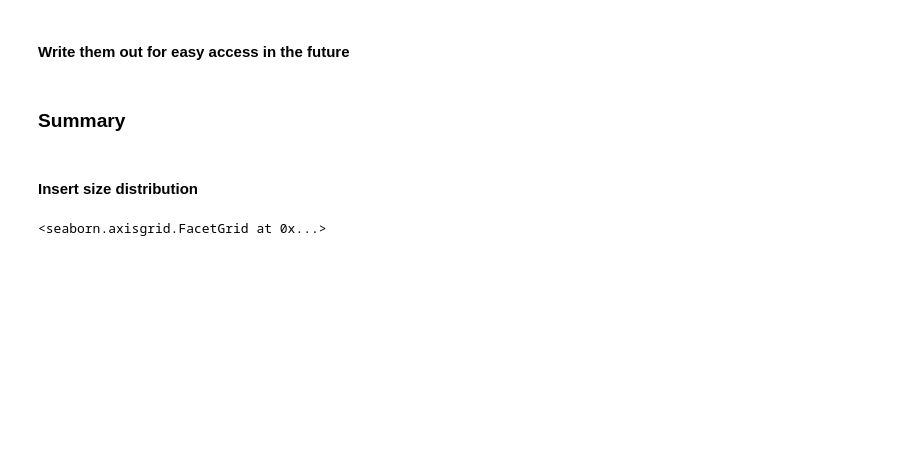
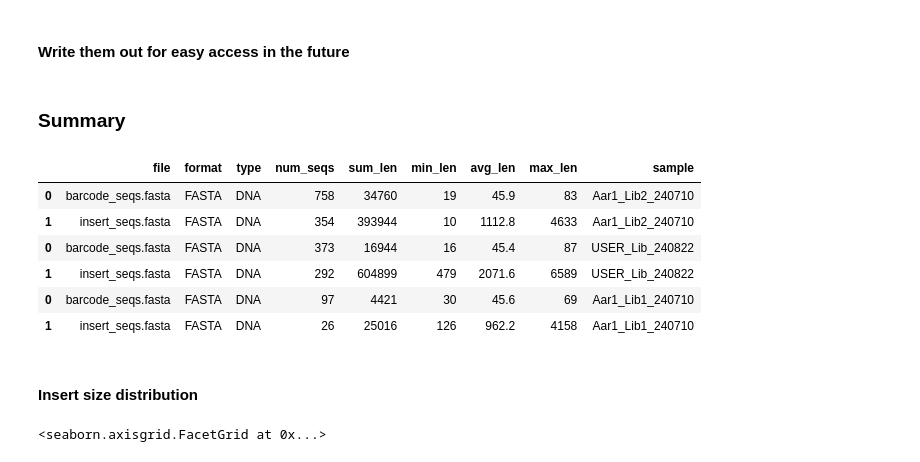
Before and after one commit to Pioneer-Research-Labs/long-read-qc, a Jupyter notebook: assets/report_template.ipynb, the cells around one changed output. Drawn from its saved outputs; the diff is of its cells as text; code cells hidden in the pictures; blank space fills up the shorter version.

Commit message:
finally got the multi sample working properly

```diff
--- a/assets/report_template.ipynb
+++ b/assets/report_template.ipynb
@@ -123,6 +111,16 @@ gene_cov_data.to_csv(os.path.join(result_dir, 'gene_cov_data.tsv'))
 insert_cov_data.to_csv(os.path.join(result_dir, 'insert_cov_data.tsv'))
 # %% [markdown]
 ### Summary
+# %%
+seq_stat
+# %% [output]
+|  | file | format | type | num_seqs | sum_len | min_len | avg_len | max_len | sample |
+| 0 | barcode_seqs.fasta | FASTA | DNA | 758 | 34760 | 19 | 45.9 | 83 | Aar1_Lib2_240710 |
+| 1 | insert_seqs.fasta | FASTA | DNA | 354 | 393944 | 10 | 1112.8 | 4633 | Aar1_Lib2_240710 |
+| 0 | barcode_seqs.fasta | FASTA | DNA | 373 | 16944 | 16 | 45.4 | 87 | USER_Lib_240822 |
+| 1 | insert_seqs.fasta | FASTA | DNA | 292 | 604899 | 479 | 2071.6 | 6589 | USER_Lib_240822 |
+| 0 | barcode_seqs.fasta | FASTA | DNA | 97 | 4421 | 30 | 45.6 | 69 | Aar1_Lib1_240710 |
+| 1 | insert_seqs.fasta | FASTA | DNA | 26 | 25016 | 126 | 962.2 | 4158 | Aar1_Lib1_240710 |
 # %% [markdown]
 #### Insert size distribution
 # %%
```
Also changed, not shown: parts of 7 cells of this notebook, 1 other file.
